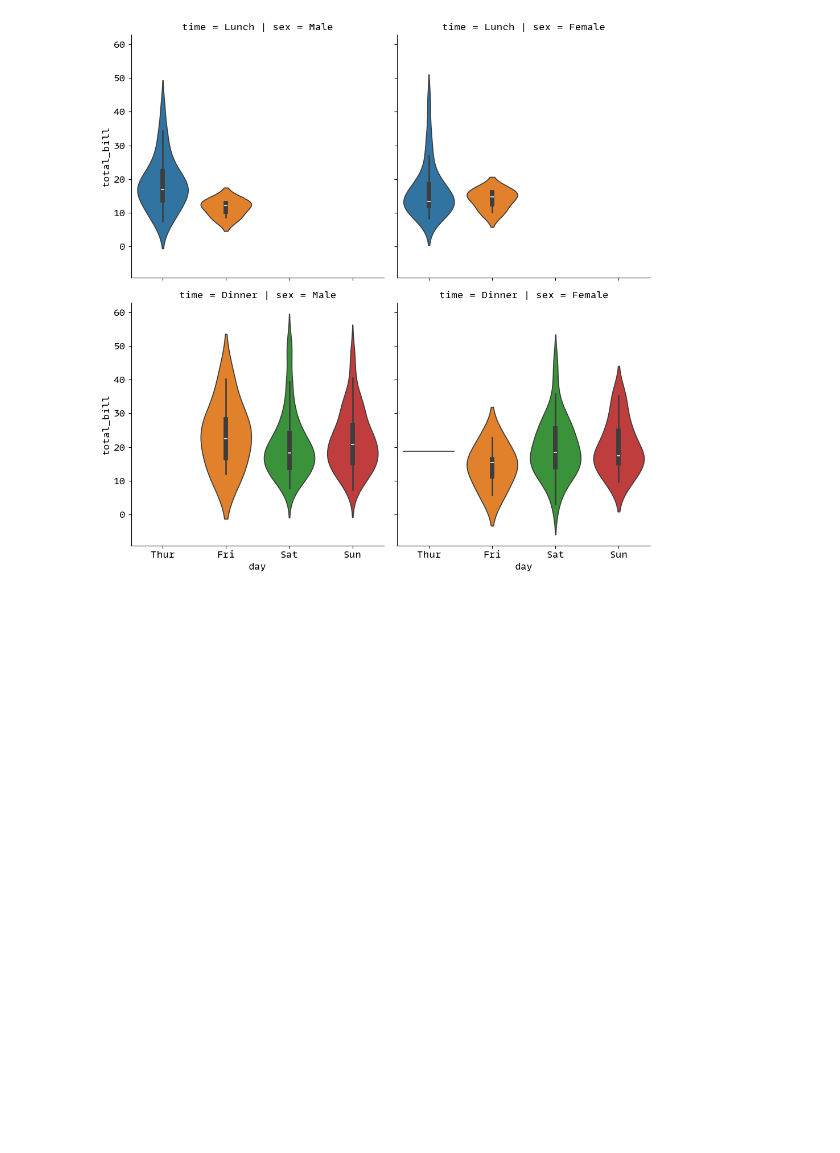
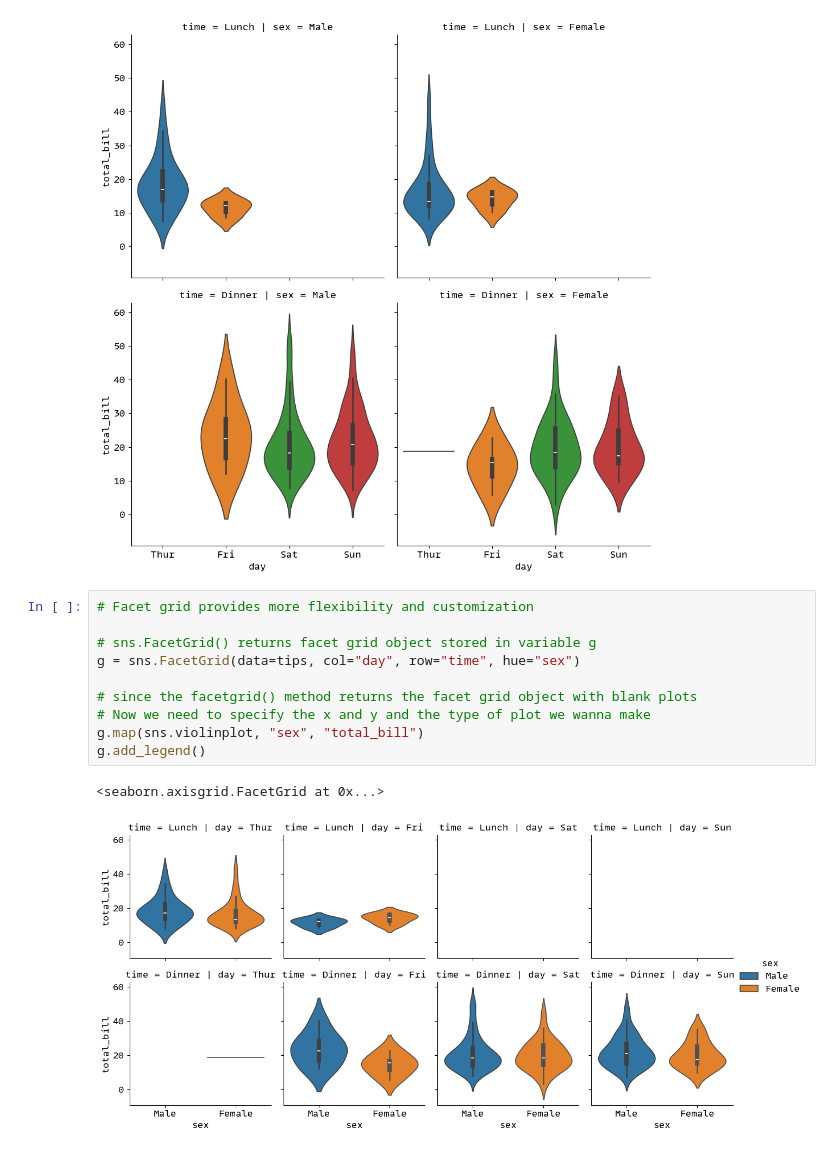
Before and after one commit to karkiayush/seaborn, a Jupyter notebook: mutligrid_plots/facet_grid.ipynb, the cells around one changed output. Cells and saved outputs as stored; diff of their text form; blank space fills up the shorter version.

Commit message:
facet grid  is an alternative way of making facet plot

```diff
--- a/mutligrid_plots/facet_grid.ipynb
+++ b/mutligrid_plots/facet_grid.ipynb
@@ -20,3 +20,16 @@ sns.catplot(
 # %% [output]
 <seaborn.axisgrid.FacetGrid at 0x...>
 [figure]
+# %%
+# Facet grid provides more flexibility and customization
+
+# sns.FacetGrid() returns facet grid object stored in variable g
+g = sns.FacetGrid(data=tips, col="day", row="time", hue="sex")
+
+# since the facetgrid() method returns the facet grid object with blank plots
+# Now we need to specify the x and y and the type of plot we wanna make
+g.map(sns.violinplot, "sex", "total_bill")
+g.add_legend()
+# %% [output]
+<seaborn.axisgrid.FacetGrid at 0x...>
+[figure, added]
```
